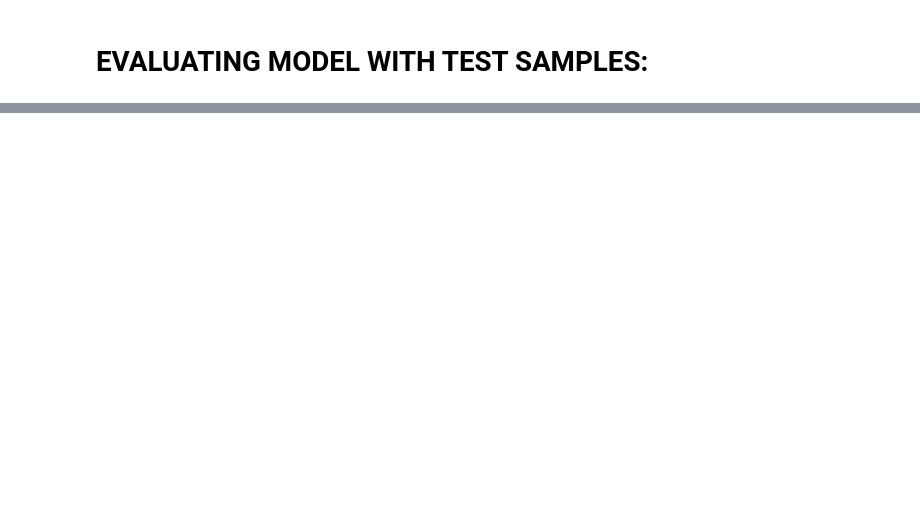
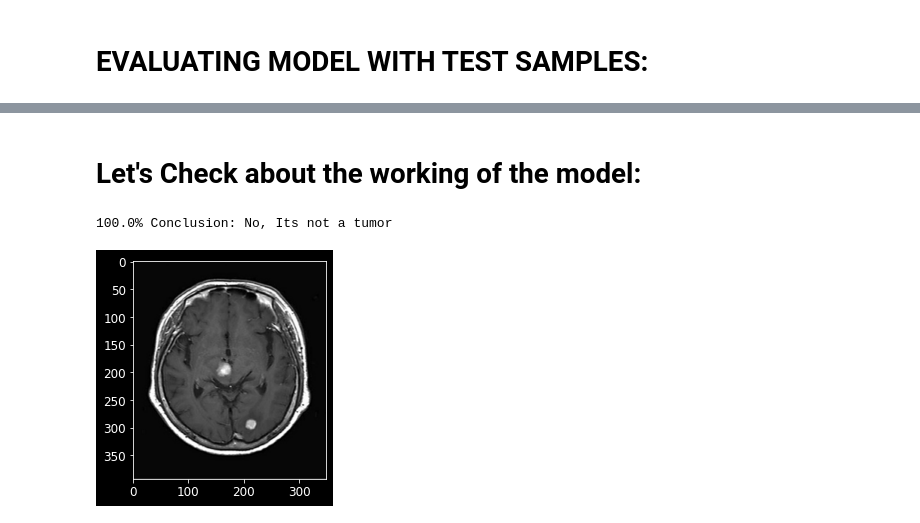
Before and after one commit to theheemalichaudhari/Data-Analytics, a Jupyter notebook: brain-tumour-detection-using-deep-learning.ipynb, the cells around one changed output, grey strips where cells are left out. Saved outputs shown, nothing was run; the diff lists cells and outputs as text; code cells hidden in the pictures; blank space fills up the shorter version.

Commit message:
Kaggle Notebook | Brain Tumour Detection Using Deep Learning | Version 4

```diff
--- a/brain-tumour-detection-using-deep-learning.ipynb
+++ b/brain-tumour-detection-using-deep-learning.ipynb
@@ -253,3 +335,11 @@ print(classification_report(y_true, y_pred))
     accuracy                           0.96      1311
    macro avg       0.96      0.96      0.96      1311
 weighted avg       0.96      0.96      0.96      1311
+# %% [markdown]
+# Let's Check about the working of the model:
+# %%
+def names(number):
+    if number==0:
+        return 'Its a Tumor'
+    else:
+        return 'No, Its not a tumor'
@@ -255,0 +348,12 @@ weighted avg       0.96      0.96      0.96      1311
+# %%
+from matplotlib.pyplot import imshow
+img = Image.open(r"../input/brain-mri-images-for-brain-tumor-detection/no/N17.jpg")
+x = np.array(img.resize((128,128)))
+x = x.reshape(1,128,128,3)
+res = model.predict_on_batch(x)
+classification = np.where(res == np.amax(res))[1][0]
+imshow(img)
+print(str(res[0][classification]*100) + '% Conclusion: ' + names(classification))
+# %% [output]
+100.0% Conclusion: No, Its not a tumor
+[figure, added]
```
Also changed, not shown: parts of 25 cells of this notebook.
